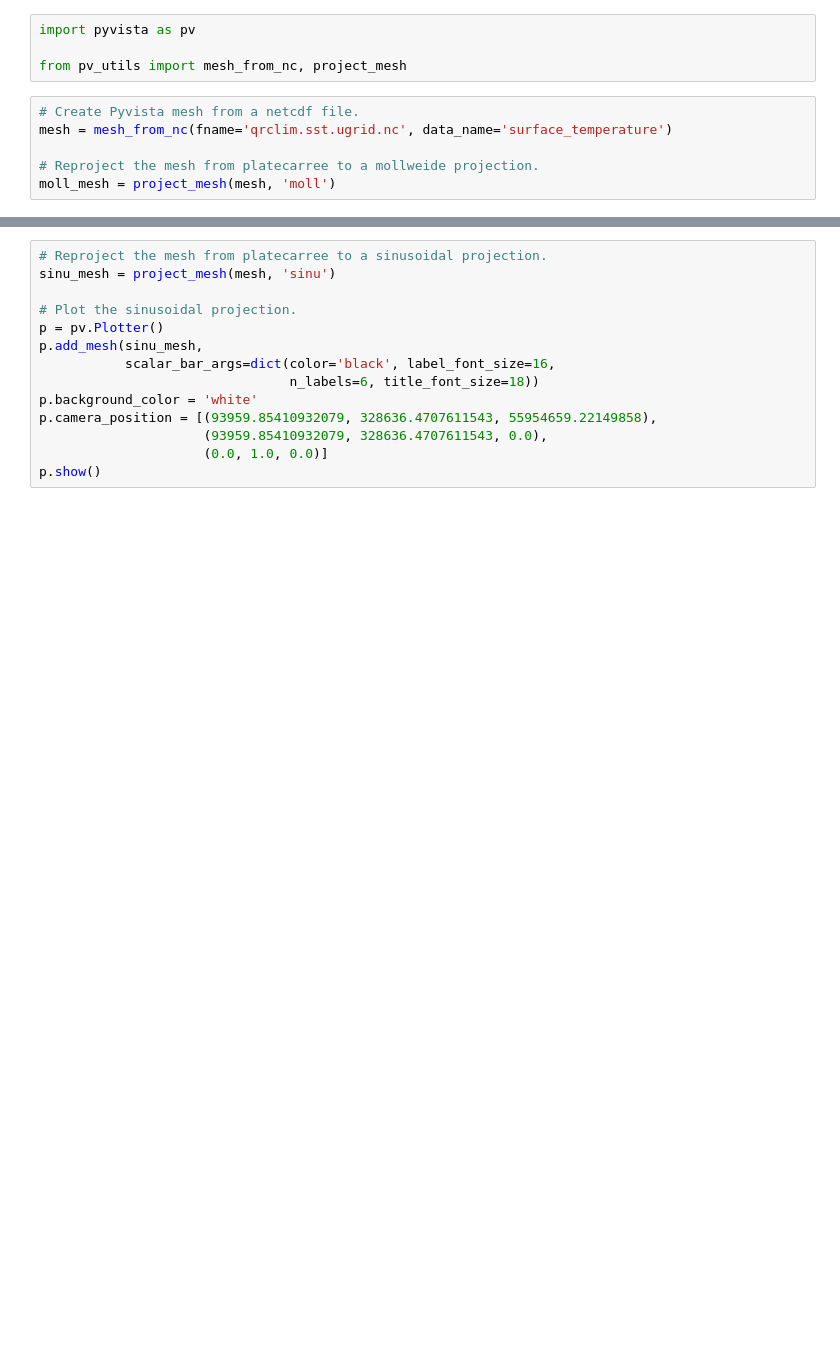
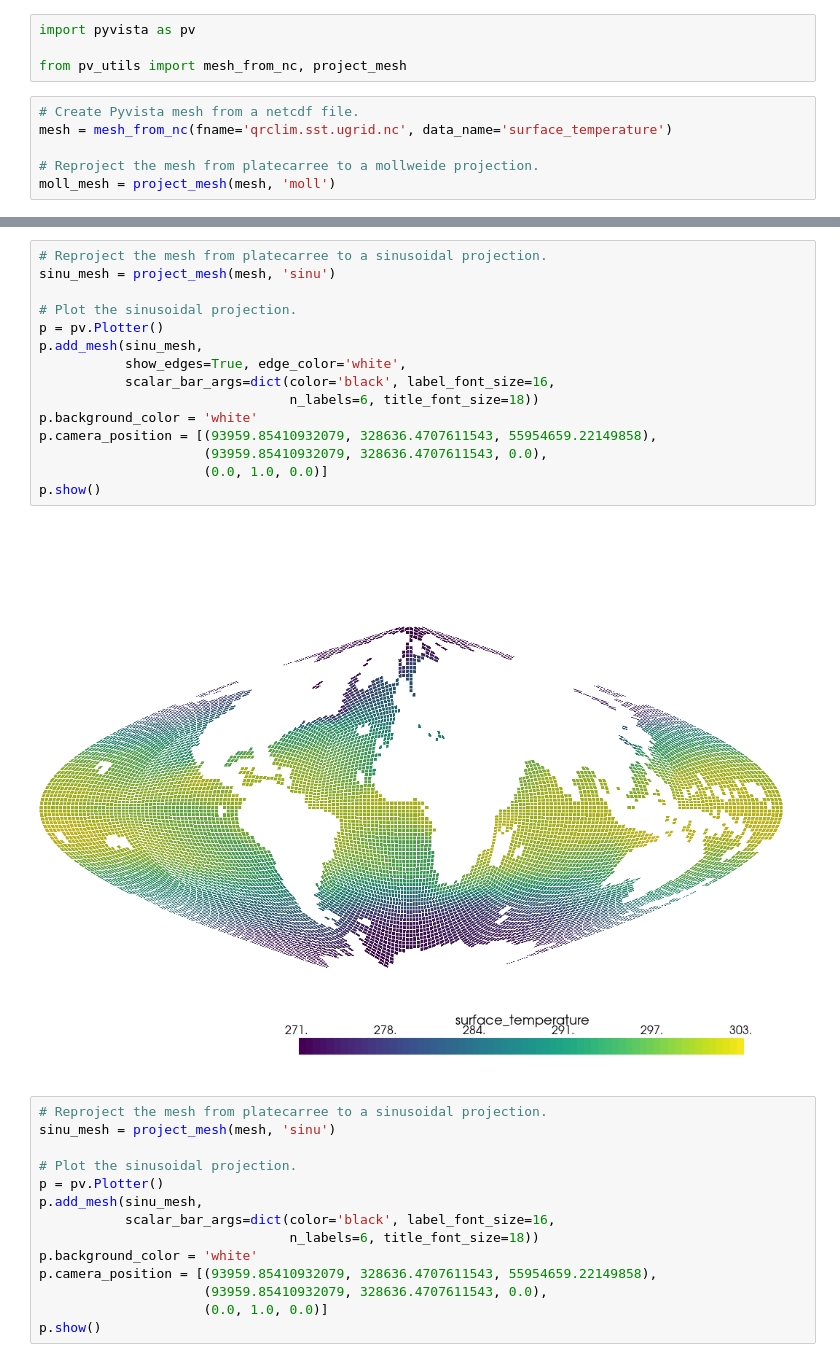
Before and after one commit to lbdreyer/poc-ngvat, a Jupyter notebook: polydata_map_projections.ipynb, the cells around one changed output, grey strips where cells are left out. Drawn from its saved outputs; the diff is of its cells as text; blank space fills up the shorter version.

```diff
--- a/polydata_map_projections.ipynb
+++ b/polydata_map_projections.ipynb
@@ -39,3 +41,20 @@ p.show()
+# %%
+# Reproject the mesh from platecarree to a sinusoidal projection.
+sinu_mesh = project_mesh(mesh, 'sinu')
+
+# Plot the sinusoidal projection.
+p = pv.Plotter()
+p.add_mesh(sinu_mesh,
+           show_edges=True, edge_color='white',
+           scalar_bar_args=dict(color='black', label_font_size=16,
+                                n_labels=6, title_font_size=18))
+p.background_color = 'white'
+p.camera_position = [(93959.85410932079, 328636.4707611543, 55954659.22149858),
+                     (93959.85410932079, 328636.4707611543, 0.0),
+                     (0.0, 1.0, 0.0)]
+p.show()
+# %% [output]
+[figure, added]
 # %%
 # Reproject the mesh from platecarree to a sinusoidal projection.
 sinu_mesh = project_mesh(mesh, 'sinu')
```
Also changed, not shown: parts of 2 cells of this notebook.
